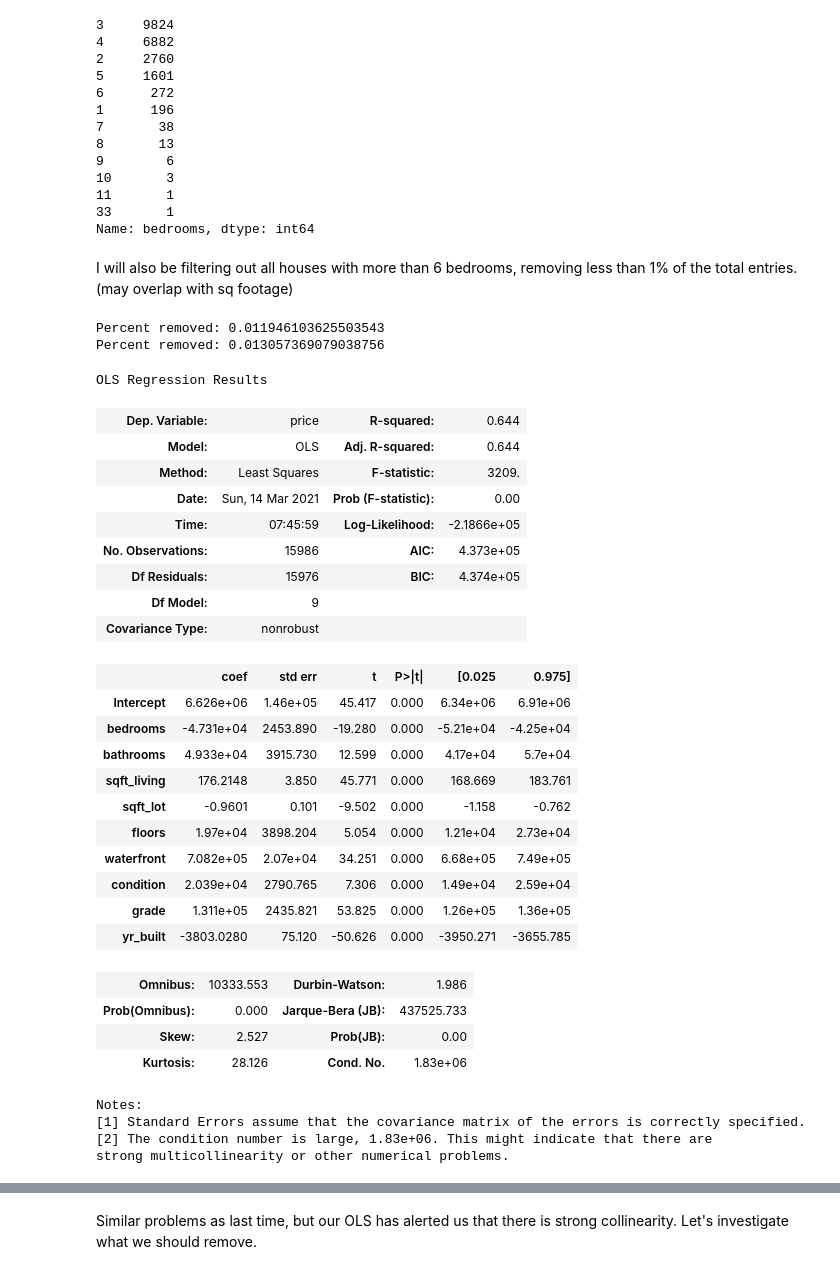
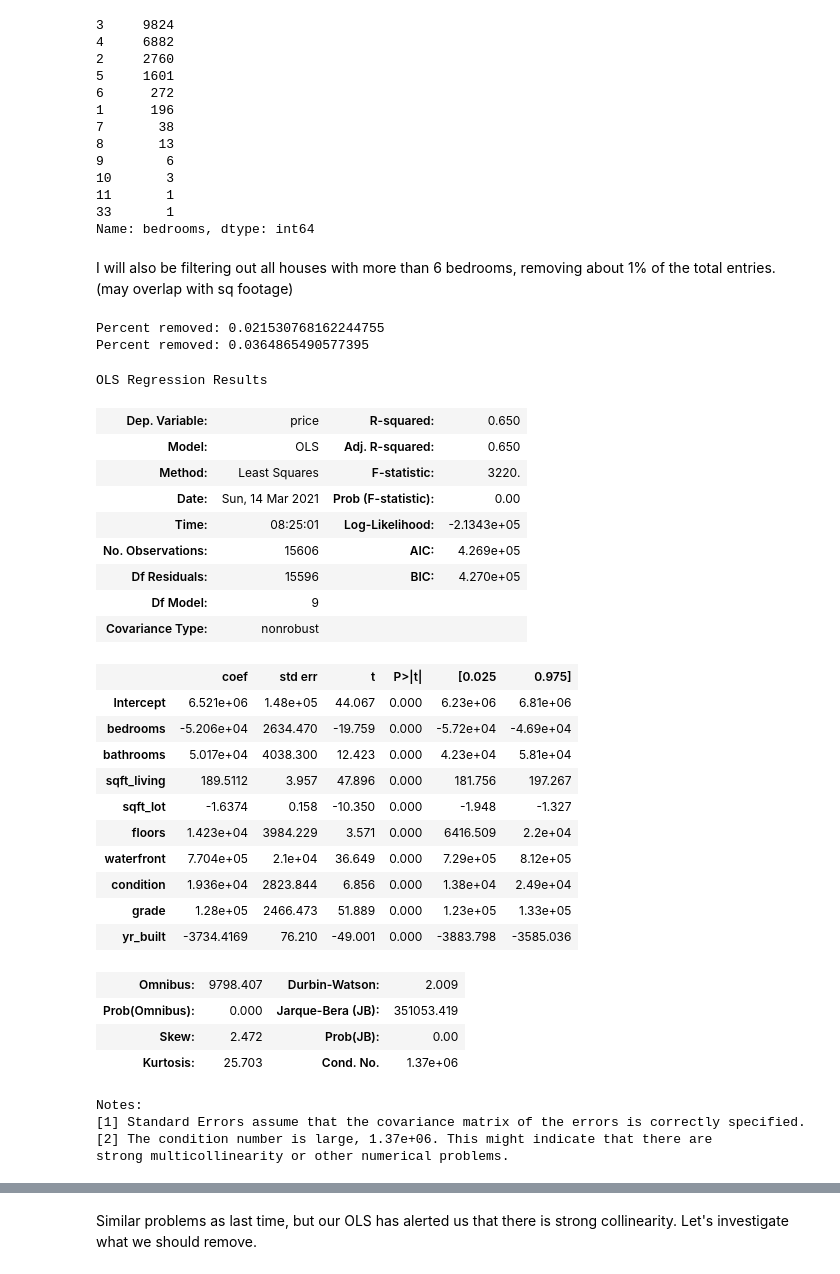
Before and after one commit to ewehmueller/housing-analysis, a Jupyter notebook: kc_housing.ipynb, the cells around one changed output, grey strips where cells are left out. Cells and saved outputs as stored; diff of their text form; code cells hidden in the pictures.

```diff
--- a/kc_housing.ipynb
+++ b/kc_housing.ipynb
@@ -381,54 +378,55 @@ df_col_drops.bedrooms.value_counts()
 33       1
 Name: bedrooms, dtype: int64
 # %% [markdown]
-I will also be filtering out all houses with more than 6 bedrooms, removing less than 1% of the total entries. (may overlap with sq footage)
+I will also be filtering out all houses with more than 6 bedrooms, removing about 1% of the total entries. (may overlap with sq footage)
 # %%
 orig_tot = len(df_col_drops)
-df_col_drops = df_col_drops[df_col_drops.sqft_lot < 200000] # Subsetting to remove extreme outliers
-print('Percent removed:', (orig_tot -len(df_col_drops))/orig_tot)
+df_outlier_filter = df_col_drops.copy()
+df_outlier_filters = df_outlier_filter[df_outlier_filter.sqft_lot < 100000] # Subsetting to remove extreme outliers
+print('Percent removed:', (orig_tot -len(df_outlier_filters))/orig_tot)
 
-df_col_drops = df_col_drops[df_col_drops.bedrooms < 8] # Subsetting to remove extreme outliers
-print('Percent removed:', (orig_tot -len(df_col_drops))/orig_tot)
+df_outlier_filters = df_outlier_filters[df_outlier_filters.bedrooms < 6] # Subsetting to remove extreme outliers
+print('Percent removed:', (orig_tot -len(df_outlier_filters))/orig_tot)
 
 # df.list_price = df.list_price.map(np.log) # Applying a log transformation
-train2, test2 = train_test_split(df_col_drops)
+train2, test2 = train_test_split(df_outlier_filters)
 
 # Refit model with subset features
 predictors = '+'.join(x_cols)
 formula = outcome + "~" + predictors
 model2 = ols(formula=formula, data=train2).fit()
 model2.summary()
 # %% [output]
-Percent removed: 0.011946103625503543
-Percent removed: 0.013057369079038756
+Percent removed: 0.021530768162244755
+Percent removed: 0.0364865490577395
 OLS Regression Results
-| Dep. Variable: | price | R-squared: | 0.644 |
-| Model: | OLS | Adj. R-squared: | 0.644 |
-| Method: | Least Squares | F-statistic: | 3209. |
+| Dep. Variable: | price | R-squared: | 0.650 |
+| Model: | OLS | Adj. R-squared: | 0.650 |
+| Method: | Least Squares | F-statistic: | 3220. |
 | Date: | Sun, 14 Mar 2021 | Prob (F-statistic): | 0.00 |
-| Time: | 07:45:59 | Log-Likelihood: | -2.1866e+05 |
-| No. Observations: | 15986 | AIC: | 4.373e+05 |
-| Df Residuals: | 15976 | BIC: | 4.374e+05 |
+| Time: | 08:25:01 | Log-Likelihood: | -2.1343e+05 |
+| No. Observations: | 15606 | AIC: | 4.269e+05 |
+| Df Residuals: | 15596 | BIC: | 4.270e+05 |
 | Df Model: | 9 |  |  |
 | Covariance Type: | nonrobust |  |  |
 |  | coef | std err | t | P>|t| | [0.025 | 0.975] |
-| Intercept | 6.626e+06 | 1.46e+05 | 45.417 | 0.000 | 6.34e+06 | 6.91e+06 |
-| bedrooms | -4.731e+04 | 2453.890 | -19.280 | 0.000 | -5.21e+04 | -4.25e+04 |
-| bathrooms | 4.933e+04 | 3915.730 | 12.599 | 0.000 | 4.17e+04 | 5.7e+04 |
-| sqft_living | 176.2148 | 3.850 | 45.771 | 0.000 | 168.669 | 183.761 |
-| sqft_lot | -0.9601 | 0.101 | -9.502 | 0.000 | -1.158 | -0.762 |
-| floors | 1.97e+04 | 3898.204 | 5.054 | 0.000 | 1.21e+04 | 2.73e+04 |
-| waterfront | 7.082e+05 | 2.07e+04 | 34.251 | 0.000 | 6.68e+05 | 7.49e+05 |
-| condition | 2.039e+04 | 2790.765 | 7.306 | 0.000 | 1.49e+04 | 2.59e+04 |
-| grade | 1.311e+05 | 2435.821 | 53.825 | 0.000 | 1.26e+05 | 1.36e+05 |
-| yr_built | -3803.0280 | 75.120 | -50.626 | 0.000 | -3950.271 | -3655.785 |
+| Intercept | 6.521e+06 | 1.48e+05 | 44.067 | 0.000 | 6.23e+06 | 6.81e+06 |
+| bedrooms | -5.206e+04 | 2634.470 | -19.759 | 0.000 | -5.72e+04 | -4.69e+04 |
+| bathrooms | 5.017e+04 | 4038.300 | 12.423 | 0.000 | 4.23e+04 | 5.81e+04 |
+| sqft_living | 189.5112 | 3.957 | 47.896 | 0.000 | 181.756 | 197.267 |
+| sqft_lot | -1.6374 | 0.158 | -10.350 | 0.000 | -1.948 | -1.327 |
+| floors | 1.423e+04 | 3984.229 | 3.571 | 0.000 | 6416.509 | 2.2e+04 |
+| waterfront | 7.704e+05 | 2.1e+04 | 36.649 | 0.000 | 7.29e+05 | 8.12e+05 |
+| condition | 1.936e+04 | 2823.844 | 6.856 | 0.000 | 1.38e+04 | 2.49e+04 |
+| grade | 1.28e+05 | 2466.473 | 51.889 | 0.000 | 1.23e+05 | 1.33e+05 |
+| yr_built | -3734.4169 | 76.210 | -49.001 | 0.000 | -3883.798 | -3585.036 |
-| Omnibus: | 10333.553 | Durbin-Watson: | 1.986 |
-| Prob(Omnibus): | 0.000 | Jarque-Bera (JB): | 437525.733 |
-| Skew: | 2.527 | Prob(JB): | 0.00 |
-| Kurtosis: | 28.126 | Cond. No. | 1.83e+06 |
+| Omnibus: | 9798.407 | Durbin-Watson: | 2.009 |
+| Prob(Omnibus): | 0.000 | Jarque-Bera (JB): | 351053.419 |
+| Skew: | 2.472 | Prob(JB): | 0.00 |
+| Kurtosis: | 25.703 | Cond. No. | 1.37e+06 |
 Notes:
 [1] Standard Errors assume that the covariance matrix of the errors is correctly specified.
-[2] The condition number is large, 1.83e+06. This might indicate that there are
+[2] The condition number is large, 1.37e+06. This might indicate that there are
 strong multicollinearity or other numerical problems.
 # %%
 fig = sm.graphics.qqplot(model2.resid, dist=stats.norm, line='45', fit=True)
```
Also changed, not shown: parts of 35 cells of this notebook.
